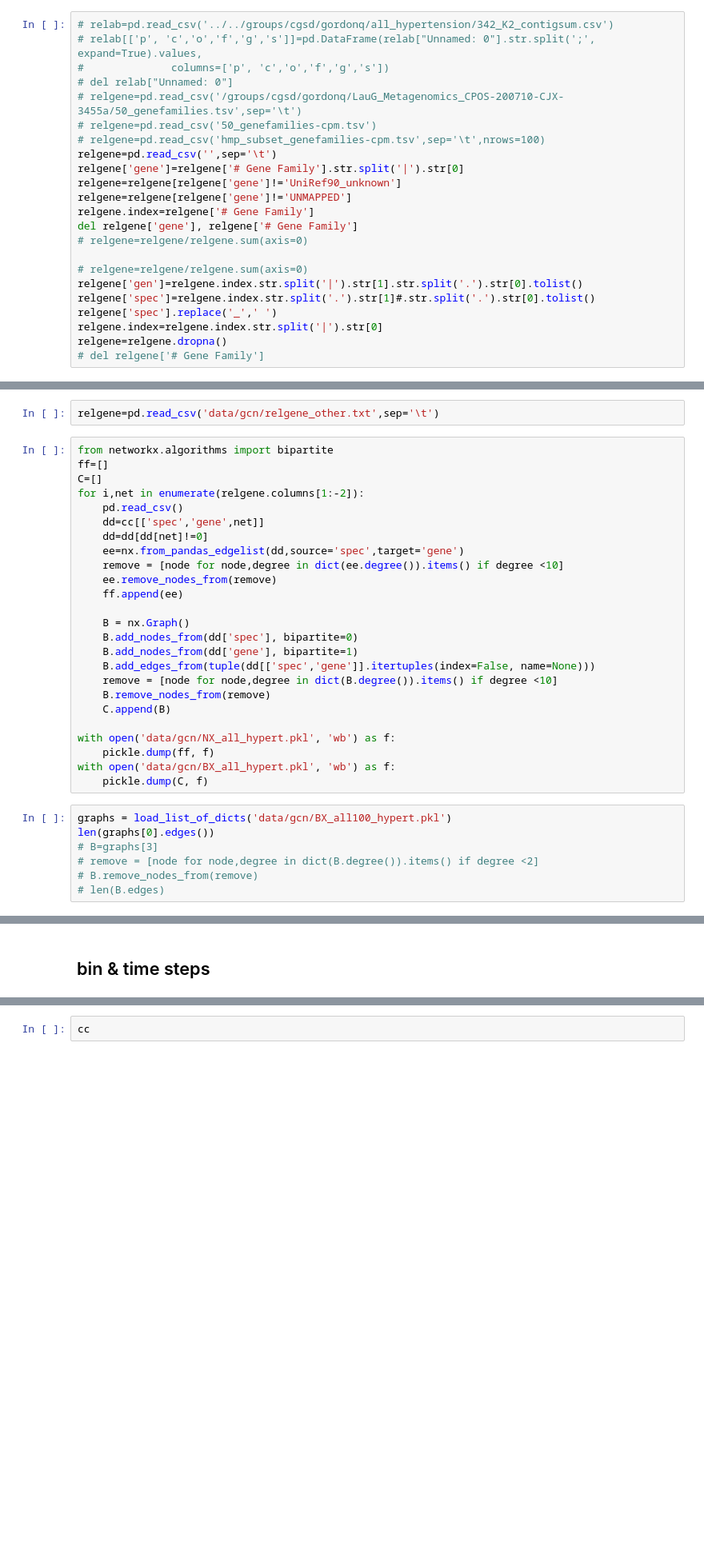
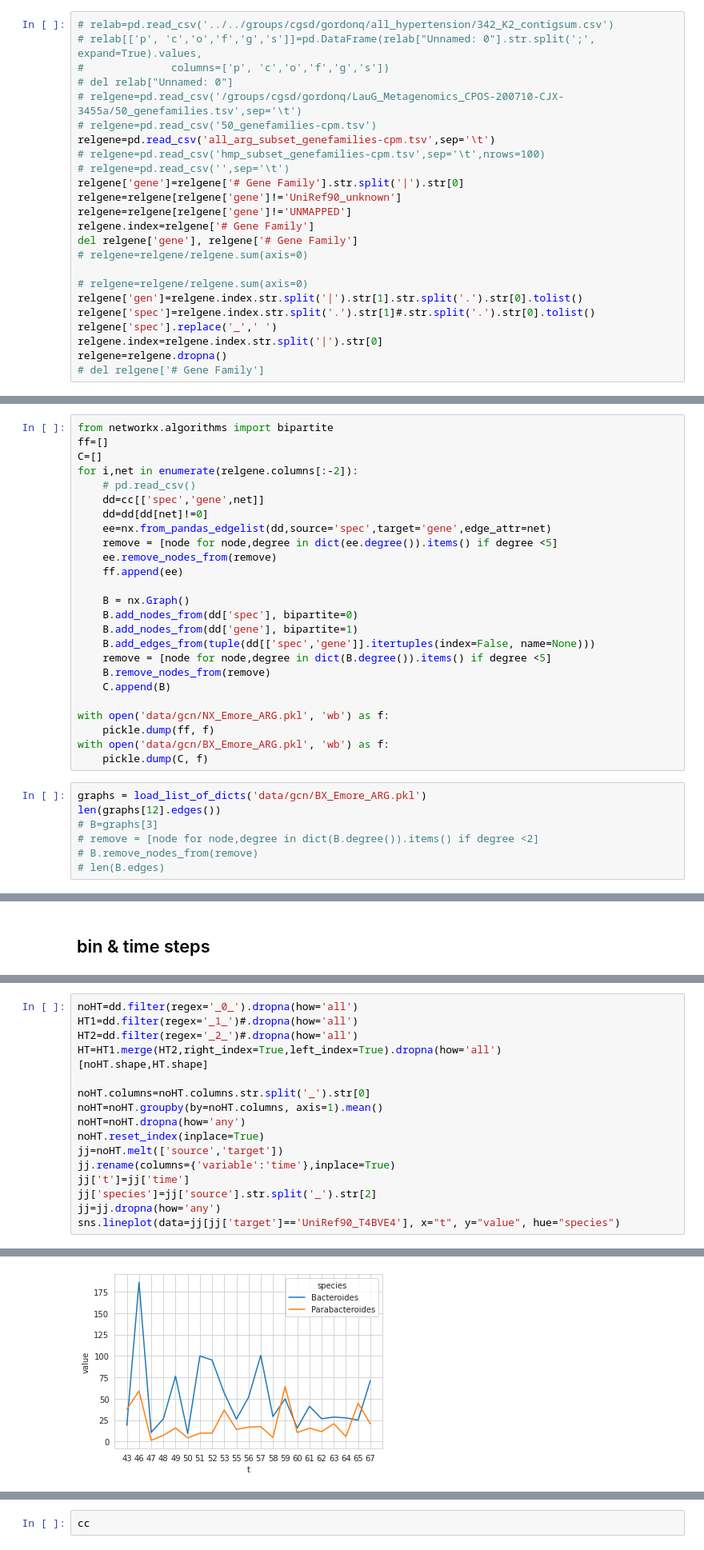
Before and after one commit to dcolinmorgan/gcn, a Jupyter notebook: gcn.ipynb, the cells around one changed output, grey strips where cells are left out. Shown at 80% size. Saved outputs shown, nothing was run; the diff lists cells and outputs as text; blank space fills up the shorter version.

```diff
--- a/gcn.ipynb
+++ b/gcn.ipynb
@@ -140,8 +163,9 @@ uni_bact=uni_bact.rename(columns={"Hypertension Category by 24h BP w/o consideri
 # del relab["Unnamed: 0"]
 # relgene=pd.read_csv('/groups/cgsd/gordonq/LauG_Metagenomics_CPOS-200710-CJX-3455a/50_genefamilies.tsv',sep='\t')
 # relgene=pd.read_csv('50_genefamilies-cpm.tsv')
+relgene=pd.read_csv('all_arg_subset_genefamilies-cpm.tsv',sep='\t')
 # relgene=pd.read_csv('hmp_subset_genefamilies-cpm.tsv',sep='\t',nrows=100)
-relgene=pd.read_csv('',sep='\t')
+# relgene=pd.read_csv('',sep='\t')
 relgene['gene']=relgene['# Gene Family'].str.split('|').str[0]
 relgene=relgene[relgene['gene']!='UniRef90_unknown']
 relgene=relgene[relgene['gene']!='UNMAPPED']
@@ -168,18 +194,16 @@ cc=cc.rename(columns={'# Gene Family':'gene'})#,'spec':0,'gene':1})
 # %% [markdown]
 check instrucitons [from here](https://stackoverflow.com/questions/23975773/how-to-compare-directed-graphs-in-networkx#54677502)
 and [here](https://stackoverflow.com/questions/18261587/python-networkx-remove-nodes-and-edges-with-some-condition)
-# %%
-relgene=pd.read_csv('data/gcn/relgene_other.txt',sep='\t')
 # %%
 from networkx.algorithms import bipartite
 ff=[]
 C=[]
-for i,net in enumerate(relgene.columns[1:-2]):
-    pd.read_csv()
+for i,net in enumerate(relgene.columns[:-2]):
+    # pd.read_csv()
     dd=cc[['spec','gene',net]]
     dd=dd[dd[net]!=0]
-    ee=nx.from_pandas_edgelist(dd,source='spec',target='gene')
-    remove = [node for node,degree in dict(ee.degree()).items() if degree <10]
+    ee=nx.from_pandas_edgelist(dd,source='spec',target='gene',edge_attr=net)
+    remove = [node for node,degree in dict(ee.degree()).items() if degree <5]
     ee.remove_nodes_from(remove)
     ff.append(ee)
 
@@ -187,17 +211,17 @@ for i,net in enumerate(relgene.columns[1:-2]):
     B.add_nodes_from(dd['spec'], bipartite=0)
     B.add_nodes_from(dd['gene'], bipartite=1)
     B.add_edges_from(tuple(dd[['spec','gene']].itertuples(index=False, name=None)))
-    remove = [node for node,degree in dict(B.degree()).items() if degree <10]
+    remove = [node for node,degree in dict(B.degree()).items() if degree <5]
     B.remove_nodes_from(remove)
     C.append(B)
 
-with open('data/gcn/NX_all_hypert.pkl', 'wb') as f:
+with open('data/gcn/NX_Emore_ARG.pkl', 'wb') as f:
     pickle.dump(ff, f)
-with open('data/gcn/BX_all_hypert.pkl', 'wb') as f:
+with open('data/gcn/BX_Emore_ARG.pkl', 'wb') as f:
     pickle.dump(C, f)
 # %%
-graphs = load_list_of_dicts('data/gcn/BX_all100_hypert.pkl')
-len(graphs[0].edges())
+graphs = load_list_of_dicts('data/gcn/BX_Emore_ARG.pkl')
+len(graphs[12].edges())
 # B=graphs[3]
 # remove = [node for node,degree in dict(B.degree()).items() if degree <2]
 # B.remove_nodes_from(remove)
@@ -416,2 +431,20 @@ HT=HT1.merge(HT2,right_index=True,left_index=True).dropna(how='all')
 # %% [output]
 [(138518, 98), (137485, 148)]
+# %%
+noHT=dd.filter(regex='_0_').dropna(how='all')
+HT1=dd.filter(regex='_1_')#.dropna(how='all')
+HT2=dd.filter(regex='_2_')#.dropna(how='all')
+HT=HT1.merge(HT2,right_index=True,left_index=True).dropna(how='all')
+[noHT.shape,HT.shape]
+
+noHT.columns=noHT.columns.str.split('_').str[0]
+noHT=noHT.groupby(by=noHT.columns, axis=1).mean()
+noHT=noHT.dropna(how='any')
+noHT.reset_index(inplace=True)
+jj=noHT.melt(['source','target'])
+jj.rename(columns={'variable':'time'},inplace=True)
+jj['t']=jj['time']
+jj['species']=jj['source'].str.split('_').str[2]
+jj=jj.dropna(how='any')
+sns.lineplot(data=jj[jj['target']=='UniRef90_T4BVE4'], x="t", y="value", hue="species")
+# %% [output]
@@ -417,0 +452 @@ HT=HT1.merge(HT2,right_index=True,left_index=True).dropna(how='all')
+[figure, added]
```
Also changed, not shown: parts of 77 cells of this notebook, 4 other files.
